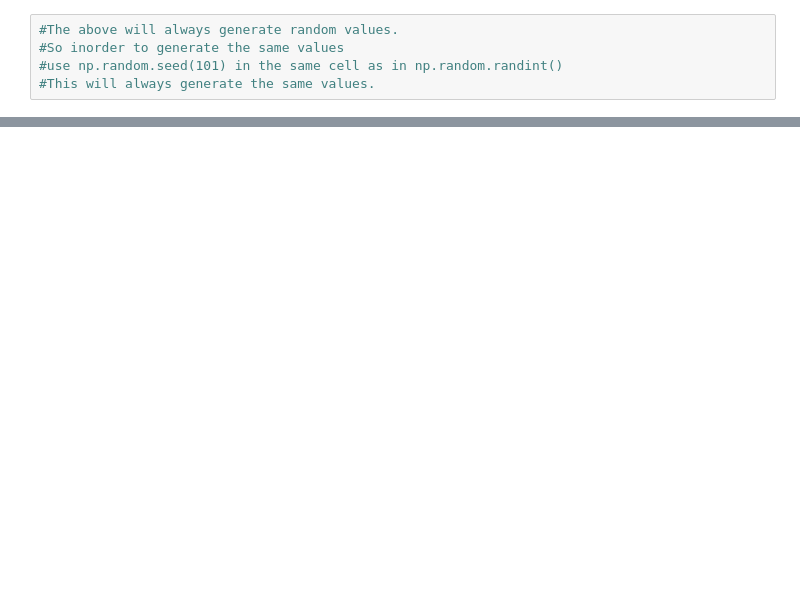
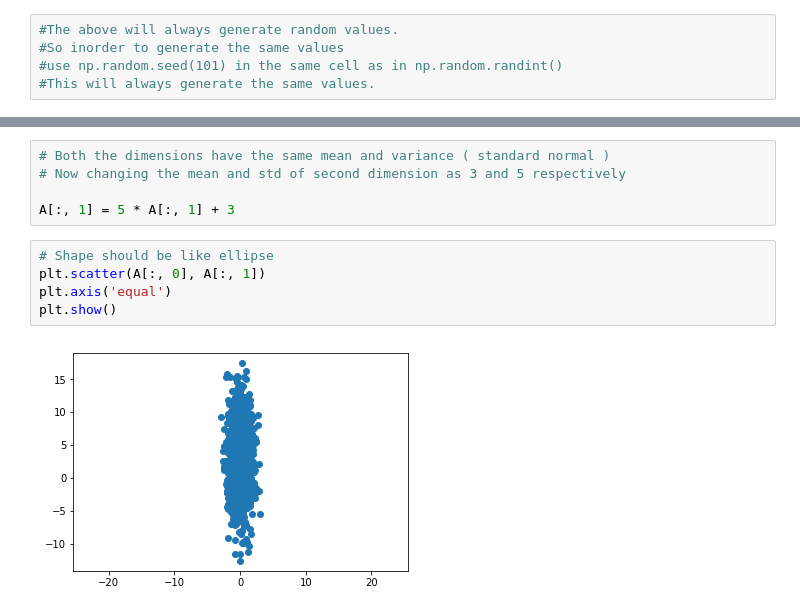
Before and after one commit to mahesh-keswani/ML-DL-FromBasicsToAdvance, a Jupyter notebook: Numpy Basics.ipynb, the cells around one changed output, grey strips where cells are left out. Cells and saved outputs as stored; diff of their text form; blank space fills up the shorter version.

```diff
--- a/Numpy Basics.ipynb
+++ b/Numpy Basics.ipynb
@@ -43,0 +281,12 @@ print(matrix.argmin())
+# %%
+# Both the dimensions have the same mean and variance ( standard normal )
+# Now changing the mean and std of second dimension as 3 and 5 respectively
+
+A[:, 1] = 5 * A[:, 1] + 3
+# %%
+# Shape should be like ellipse
+plt.scatter(A[:, 0], A[:, 1])
+plt.axis('equal')
+plt.show()
+# %% [output]
+[figure, added]
```
Also changed, not shown: parts of 39 cells of this notebook.
